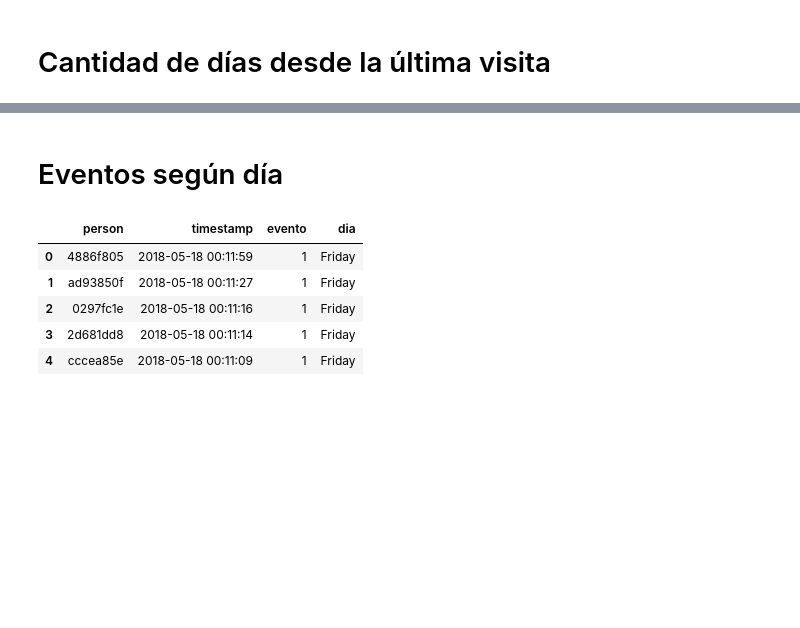
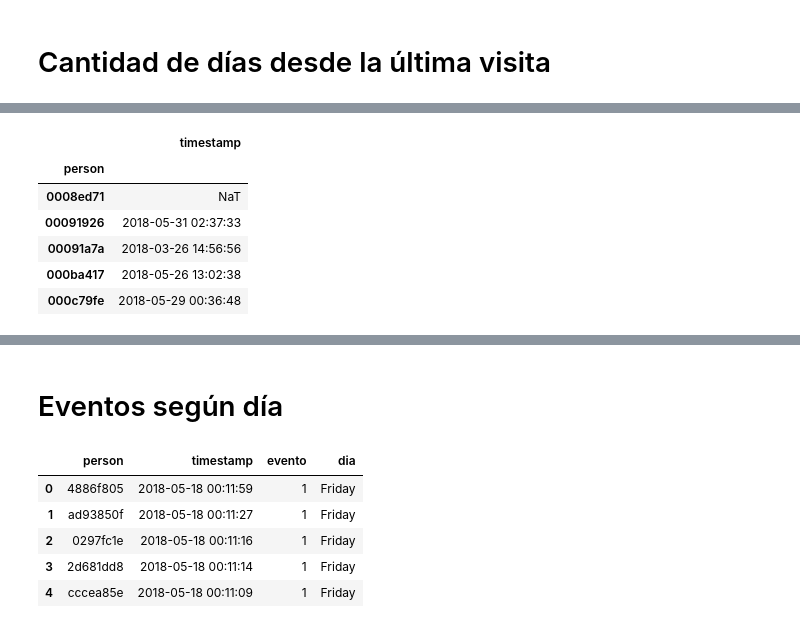
Before and after one commit to seblaz/7506-datos-tp2, a Jupyter notebook: Features/Feature Engineering Fran.ipynb, the cells around one changed output, grey strips where cells are left out. Cells and saved outputs as stored; diff of their text form; code cells hidden in the pictures; blank space fills up the shorter version.

```diff
--- a/Features/Feature Engineering Fran.ipynb
+++ b/Features/Feature Engineering Fran.ipynb
@@ -429,0 +469,4 @@ df_features.head()
+# %%
+df_eventos_up_to_01062018['timestamp']= pd.to_datetime(df_eventos_up_to_01062018['timestamp'])
+df_ordenado_tiempo = df_eventos_up_to_01062018.sort_values('timestamp')
+df_ordenado_tiempo.head(10)
@@ -429,0 +486,13 @@ df_features.head()
+# %%
+df_ordenado_tiempo = df_ordenado_tiempo.loc[df_ordenado_tiempo['event']=='viewed product',['timestamp','person']]
+# %%
+df_ultima_vista_producto = df_ordenado_tiempo.groupby('person').max()
+df_ultima_vista_producto.head()
+# %% [output]
+|  | timestamp |
+| person |  |
+| 0008ed71 | NaT |
+| 00091926 | 2018-05-31 02:37:33 |
+| 00091a7a | 2018-03-26 14:56:56 |
+| 000ba417 | 2018-05-26 13:02:38 |
+| 000c79fe | 2018-05-29 00:36:48 |
```
Also changed, not shown: parts of 15 cells of this notebook, 2 other files.
